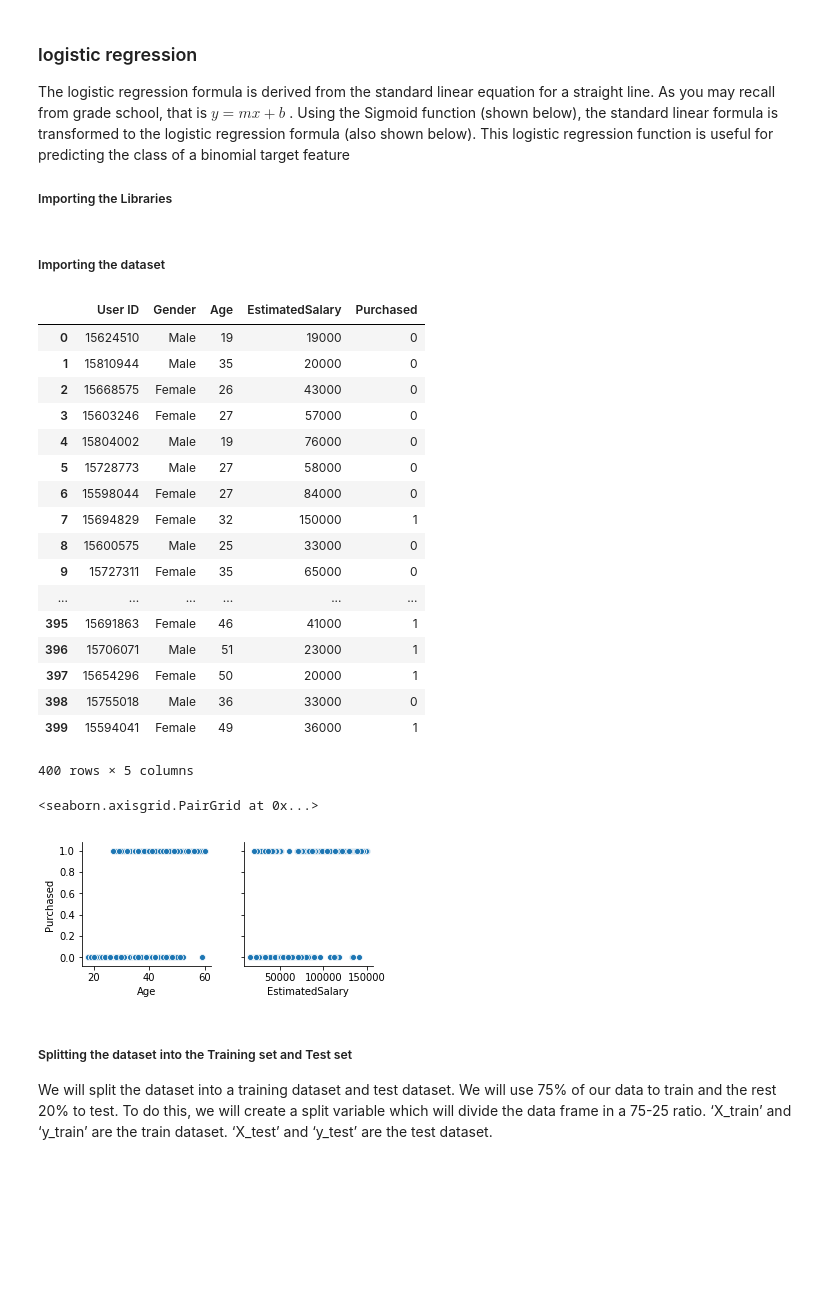
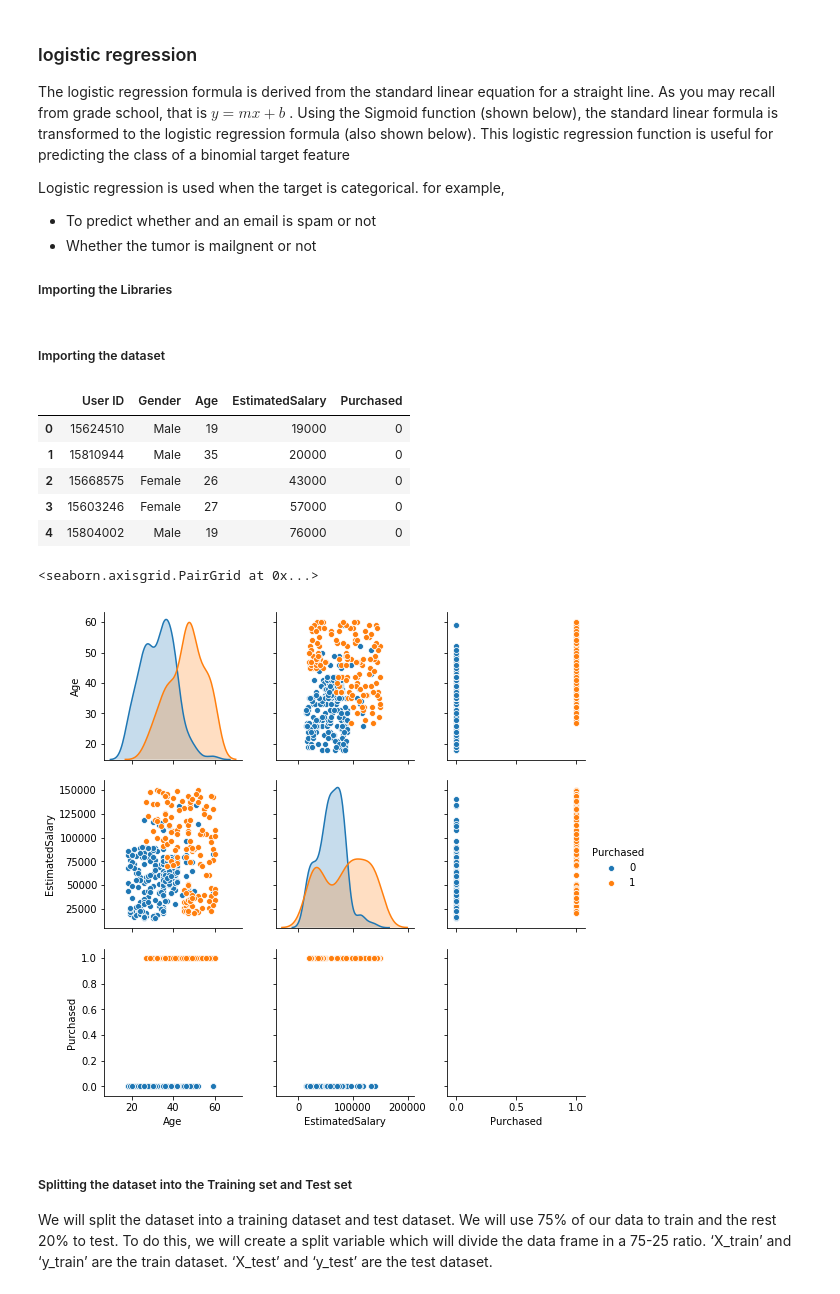
Before and after one commit to minkicu/100DayOfMLCode, a Jupyter notebook: Regression/LogisticRegression/Day_006_Simple_Logistic_Regression.ipynb, the cells around one changed output. Drawn from its saved outputs; the diff is of its cells as text; code cells hidden in the pictures; blank space fills up the shorter version.

Commit message:
update pairplot code

```diff
--- a/Regression/LogisticRegression/Day_006_Simple_Logistic_Regression.ipynb
+++ b/Regression/LogisticRegression/Day_006_Simple_Logistic_Regression.ipynb
@@ -2,6 +2,12 @@
 ### logistic regression
 The logistic regression formula is derived from the standard linear equation for a straight line. As you may recall from grade school, that is $y=mx + b$ . Using the Sigmoid function (shown below), the standard linear formula is transformed to the logistic regression formula (also shown below). This logistic regression function is useful for predicting the class of a binomial target feature
 
+Logistic regression is used when the target is categorical.
+for example,
+   + To predict whether and an email is spam or not
+   + Whether the tumor is mailgnent or not
+
+
 ##### Importing the Libraries
 # %%
 import numpy as np
@@ -16,7 +22,7 @@ df = pd.read_csv('day_006_Social_Network_Ads.csv')
 X = df.iloc[:, [2, 3]].values
 y = df.iloc[:, 4].values
 # %%
-df
+df.head(5)
 # %% [output]
 |  | User ID | Gender | Age | EstimatedSalary | Purchased |
 | 0 | 15624510 | Male | 19 | 19000 | 0 |
@@ -24,15 +30,3 @@ df
 | 2 | 15668575 | Female | 26 | 43000 | 0 |
 | 3 | 15603246 | Female | 27 | 57000 | 0 |
 | 4 | 15804002 | Male | 19 | 76000 | 0 |
-| 5 | 15728773 | Male | 27 | 58000 | 0 |
-| 6 | 15598044 | Female | 27 | 84000 | 0 |
-| 7 | 15694829 | Female | 32 | 150000 | 1 |
-| 8 | 15600575 | Male | 25 | 33000 | 0 |
-| 9 | 15727311 | Female | 35 | 65000 | 0 |
-| ... | ... | ... | ... | ... | ... |
-| 395 | 15691863 | Female | 46 | 41000 | 1 |
-| 396 | 15706071 | Male | 51 | 23000 | 1 |
-| 397 | 15654296 | Female | 50 | 20000 | 1 |
-| 398 | 15755018 | Male | 36 | 33000 | 0 |
-| 399 | 15594041 | Female | 49 | 36000 | 1 |
-400 rows × 5 columns
@@ -40,10 +36,10 @@ df
 import seaborn as sns
 %matplotlib inline
 # %%
-sns.pairplot(df, x_vars=['Age','EstimatedSalary'],y_vars='Purchased')
+sns.pairplot(df, hue='Purchased', height=2.5)
 # %% [output]
 <seaborn.axisgrid.PairGrid at 0x...>
-[figure, old version]
+[figure, new version]
 # %% [markdown]
 ##### Splitting the dataset into the Training set and Test set
 We will split the dataset into a training dataset and test dataset. We will use 75% of our data to train and the rest 20% to test. To do this, we will create a split variable which will divide the data frame in a 75-25 ratio. ‘X_train’ and ‘y_train’ are the train dataset. ‘X_test’ and ‘y_test’ are the test dataset.
```
Also changed, not shown: parts of 1 cell of this notebook.
